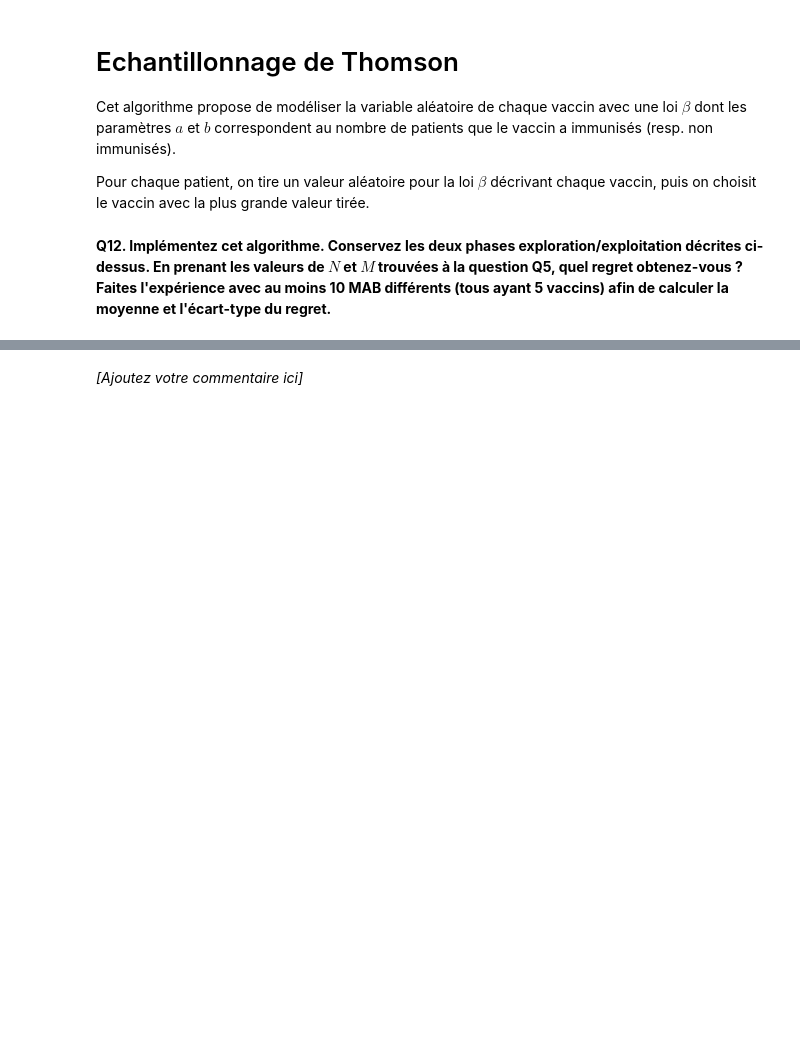
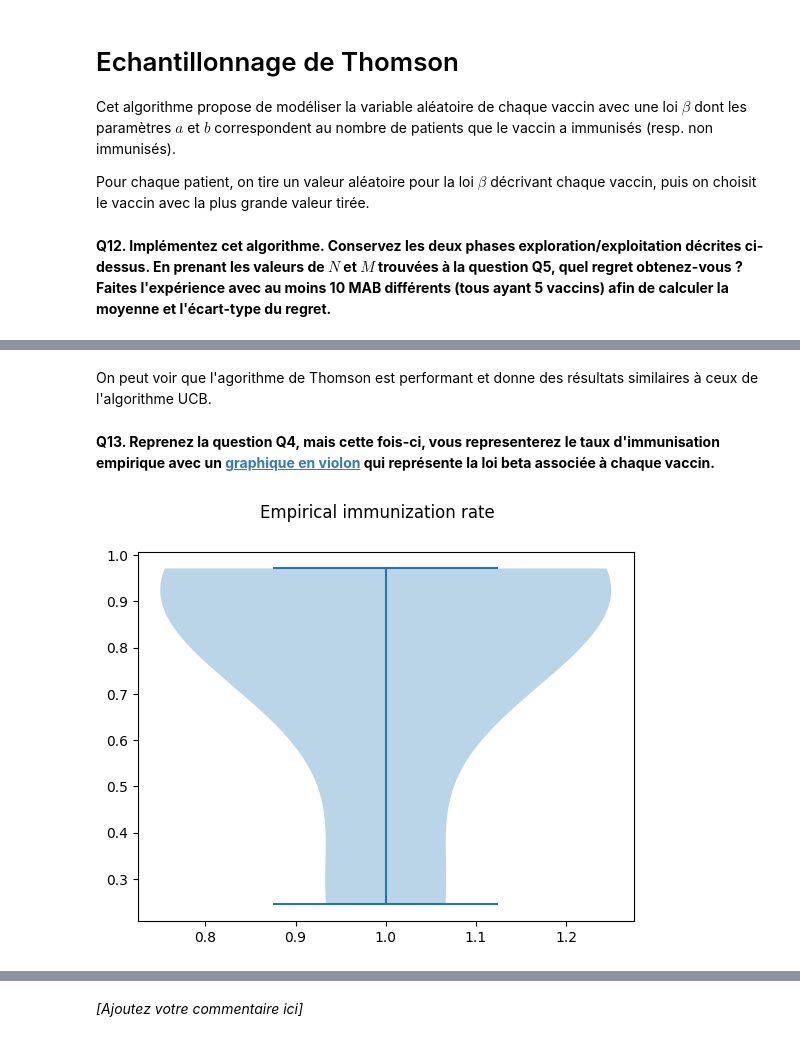
Before and after one commit to SCIA-Premium/RELE, a Jupyter notebook: tp1/C1_TP_MAB1.ipynb, the cells around one changed output, grey strips where cells are left out. Drawn from its saved outputs; the diff is of its cells as text; code cells hidden in the pictures; blank space fills up the shorter version.

Commit message:
feat(tp1): Thomson, begin UCB and try on gluton

```diff
--- a/tp1/C1_TP_MAB1.ipynb
+++ b/tp1/C1_TP_MAB1.ipynb
@@ -306,0 +552,26 @@ Pour chaque patient, on tire un valeur aléatoire pour la loi $\beta$ décrivant
+# %% [markdown]
+On peut voir que l'agorithme de Thomson est performant et donne des résultats similaires à ceux de l'algorithme UCB.
+# %% [markdown]
+**Q13. Reprenez la question Q4, mais cette fois-ci, vous representerez le taux d'immunisation empirique avec un [graphique en violon](https://en.wikipedia.org/wiki/Violin_plot) qui représente la loi beta associée à chaque vaccin.**
+# %%
+# Repeat question Q4, but this time you will represent the empirical immunization rate with a violin plot which represents the beta law associated with each vaccine
+
+def q4():
+    N = 50
+    M = 500
+
+    a = [1 for _ in range(K)]
+    b = [1 for _ in range(K)]
+    a, b = inject_patients(N, a, b)
+    R_i = get_vaccines_efficency(a, b)
+    nu_star = max(R_i)
+    regret = get_regret(a, b, nu_star)
+
+    fig, ax = plt.subplots()
+    fig.suptitle('Empirical immunization rate')
+    ax.violinplot([beta(a[i], b[i]) for i in range(K)])
+    plt.show()
+
+q4()
+# %% [output]
+[figure, added]
```
Also changed, not shown: parts of 27 cells of this notebook.
